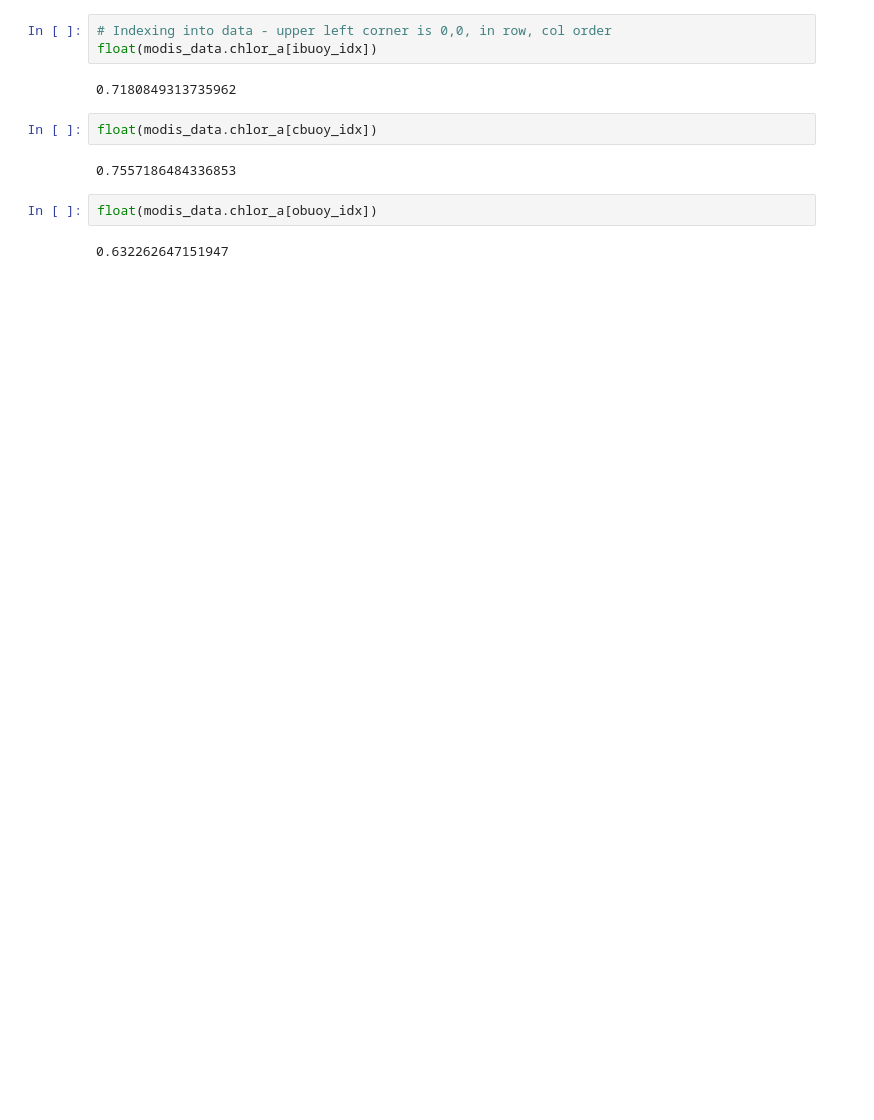
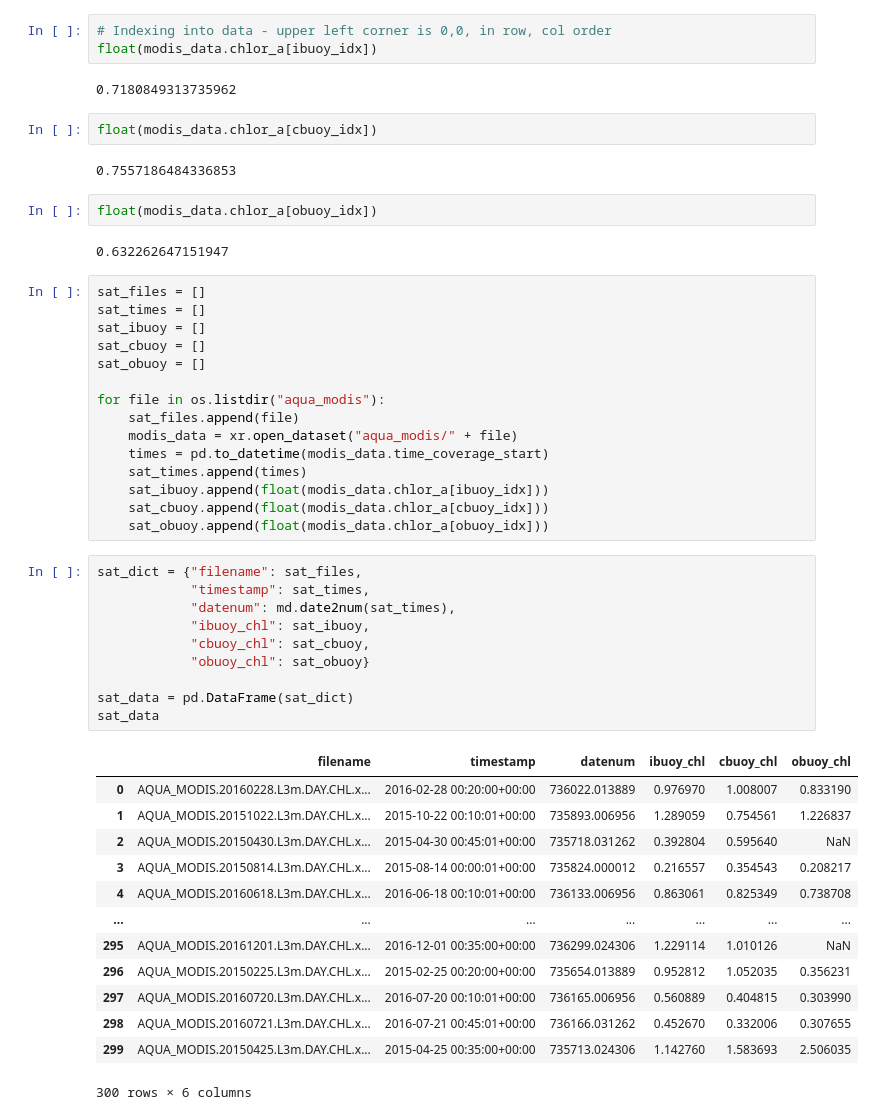
Before and after one commit to AmyPhung/2.688-Ocean-Instrumentation, a Jupyter notebook: ooi_lab/ooi_lab.ipynb, the cells around one changed output. Saved outputs shown, nothing was run; the diff lists cells and outputs as text; blank space fills up the shorter version.

```diff
--- a/ooi_lab/ooi_lab.ipynb
+++ b/ooi_lab/ooi_lab.ipynb
@@ -109,3 +145,42 @@ float(modis_data.chlor_a[cbuoy_idx])
 float(modis_data.chlor_a[obuoy_idx])
 # %% [output]
 0.632262647151947
+# %%
+sat_files = []
+sat_times = []
+sat_ibuoy = []
+sat_cbuoy = []
+sat_obuoy = []
+
+for file in os.listdir("aqua_modis"):
+    sat_files.append(file)
+    modis_data = xr.open_dataset("aqua_modis/" + file)
+    times = pd.to_datetime(modis_data.time_coverage_start)
+    sat_times.append(times)
+    sat_ibuoy.append(float(modis_data.chlor_a[ibuoy_idx]))
+    sat_cbuoy.append(float(modis_data.chlor_a[cbuoy_idx]))
+    sat_obuoy.append(float(modis_data.chlor_a[obuoy_idx]))
+# %%
+sat_dict = {"filename": sat_files,
+            "timestamp": sat_times,
+            "datenum": md.date2num(sat_times),
+            "ibuoy_chl": sat_ibuoy,
+            "cbuoy_chl": sat_cbuoy,
+            "obuoy_chl": sat_obuoy}
+
+sat_data = pd.DataFrame(sat_dict)
+sat_data
+# %% [output]
+|  | filename | timestamp | datenum | ibuoy_chl | cbuoy_chl | obuoy_chl |
+| 0 | AQUA_MODIS.20160228.L3m.DAY.CHL.x... | 2016-02-28 00:20:00+00:00 | 736022.013889 | 0.976970 | 1.008007 | 0.833190 |
+| 1 | AQUA_MODIS.20151022.L3m.DAY.CHL.x... | 2015-10-22 00:10:01+00:00 | 735893.006956 | 1.289059 | 0.754561 | 1.226837 |
+| 2 | AQUA_MODIS.20150430.L3m.DAY.CHL.x... | 2015-04-30 00:45:01+00:00 | 735718.031262 | 0.392804 | 0.595640 | NaN |
+| 3 | AQUA_MODIS.20150814.L3m.DAY.CHL.x... | 2015-08-14 00:00:01+00:00 | 735824.000012 | 0.216557 | 0.354543 | 0.208217 |
+| 4 | AQUA_MODIS.20160618.L3m.DAY.CHL.x... | 2016-06-18 00:10:01+00:00 | 736133.006956 | 0.863061 | 0.825349 | 0.738708 |
+| ... | ... | ... | ... | ... | ... | ... |
+| 295 | AQUA_MODIS.20161201.L3m.DAY.CHL.x... | 2016-12-01 00:35:00+00:00 | 736299.024306 | 1.229114 | 1.010126 | NaN |
+| 296 | AQUA_MODIS.20150225.L3m.DAY.CHL.x... | 2015-02-25 00:20:00+00:00 | 735654.013889 | 0.952812 | 1.052035 | 0.356231 |
+| 297 | AQUA_MODIS.20160720.L3m.DAY.CHL.x... | 2016-07-20 00:10:01+00:00 | 736165.006956 | 0.560889 | 0.404815 | 0.303990 |
+| 298 | AQUA_MODIS.20160721.L3m.DAY.CHL.x... | 2016-07-21 00:45:01+00:00 | 736166.031262 | 0.452670 | 0.332006 | 0.307655 |
+| 299 | AQUA_MODIS.20150425.L3m.DAY.CHL.x... | 2015-04-25 00:35:00+00:00 | 735713.024306 | 1.142760 | 1.583693 | 2.506035 |
+300 rows × 6 columns
```
Also changed, not shown: parts of 12 cells of this notebook.
